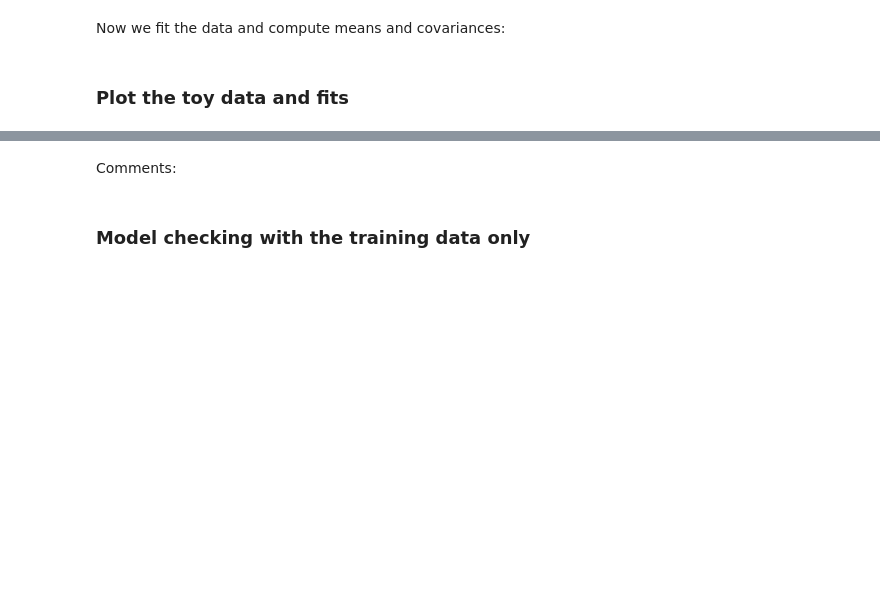
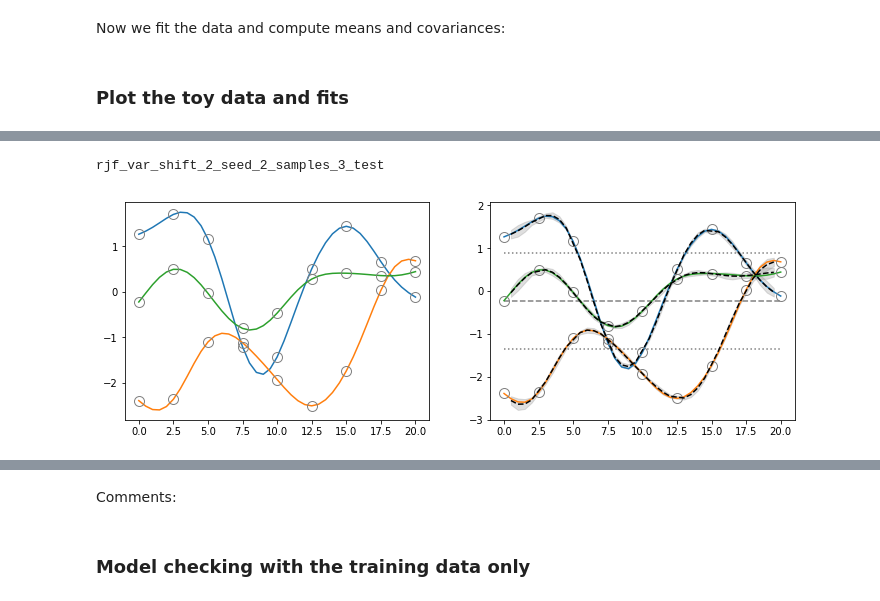
Before and after one commit to buqeye/gsum, a Jupyter notebook: test_cases/GP_model_checking_test_cases_rjf_upgrade1.ipynb, the cells around one changed output, grey strips where cells are left out. Drawn from its saved outputs; the diff is of its cells as text; code cells hidden in the pictures; blank space fills up the shorter version.

```diff
--- a/test_cases/GP_model_checking_test_cases_rjf_upgrade1.ipynb
+++ b/test_cases/GP_model_checking_test_cases_rjf_upgrade1.ipynb
@@ -319,0 +359,6 @@ fig,ax1,ax2 = p1.plot_toy_data_and_fits()
+# %%
+print(tm2.name)
+tm2.plot_toy_data_and_fits();
+# %% [output]
+rjf_var_shift_2_seed_2_samples_3_test
+[figure, added]
```
Also changed, not shown: parts of 15 cells of this notebook, 1 other file.
